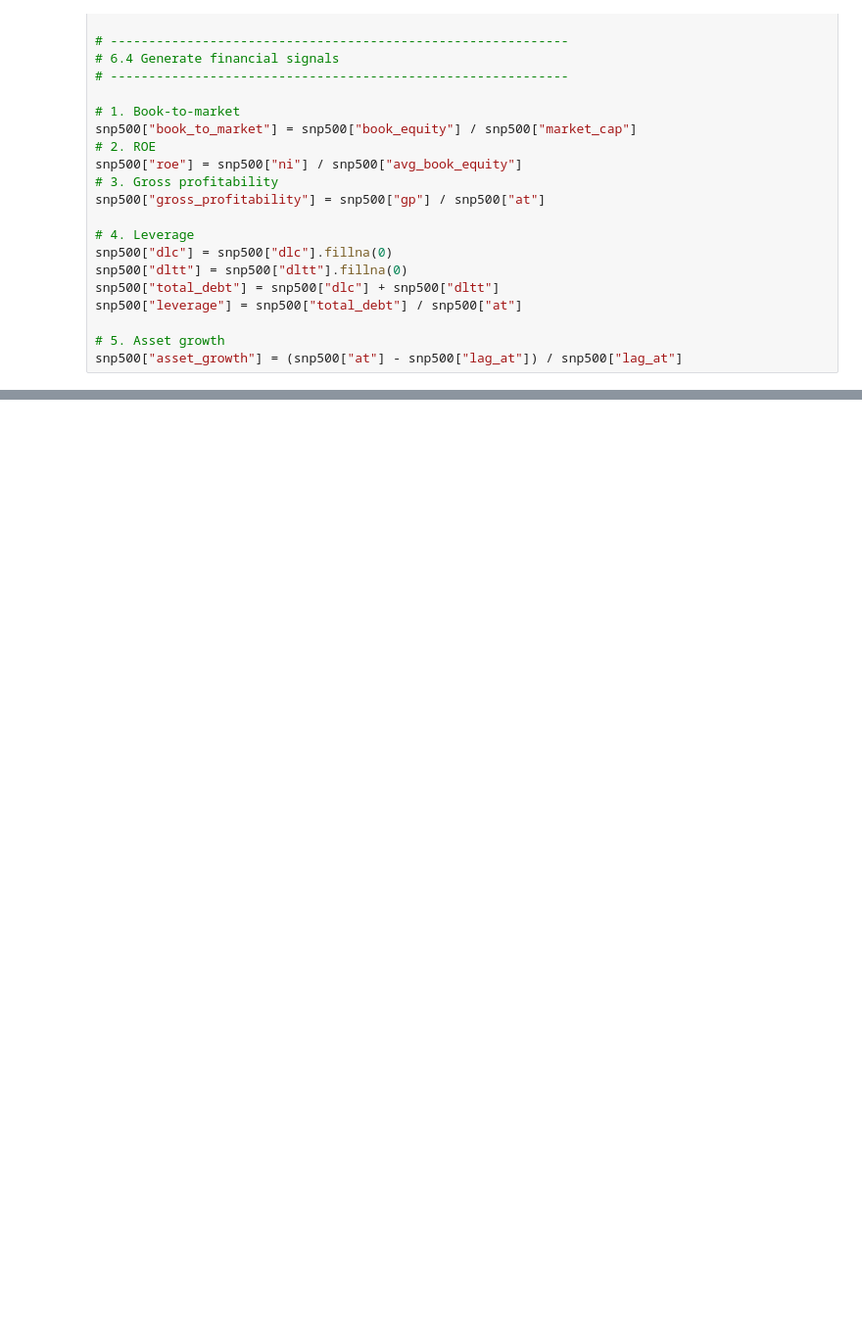
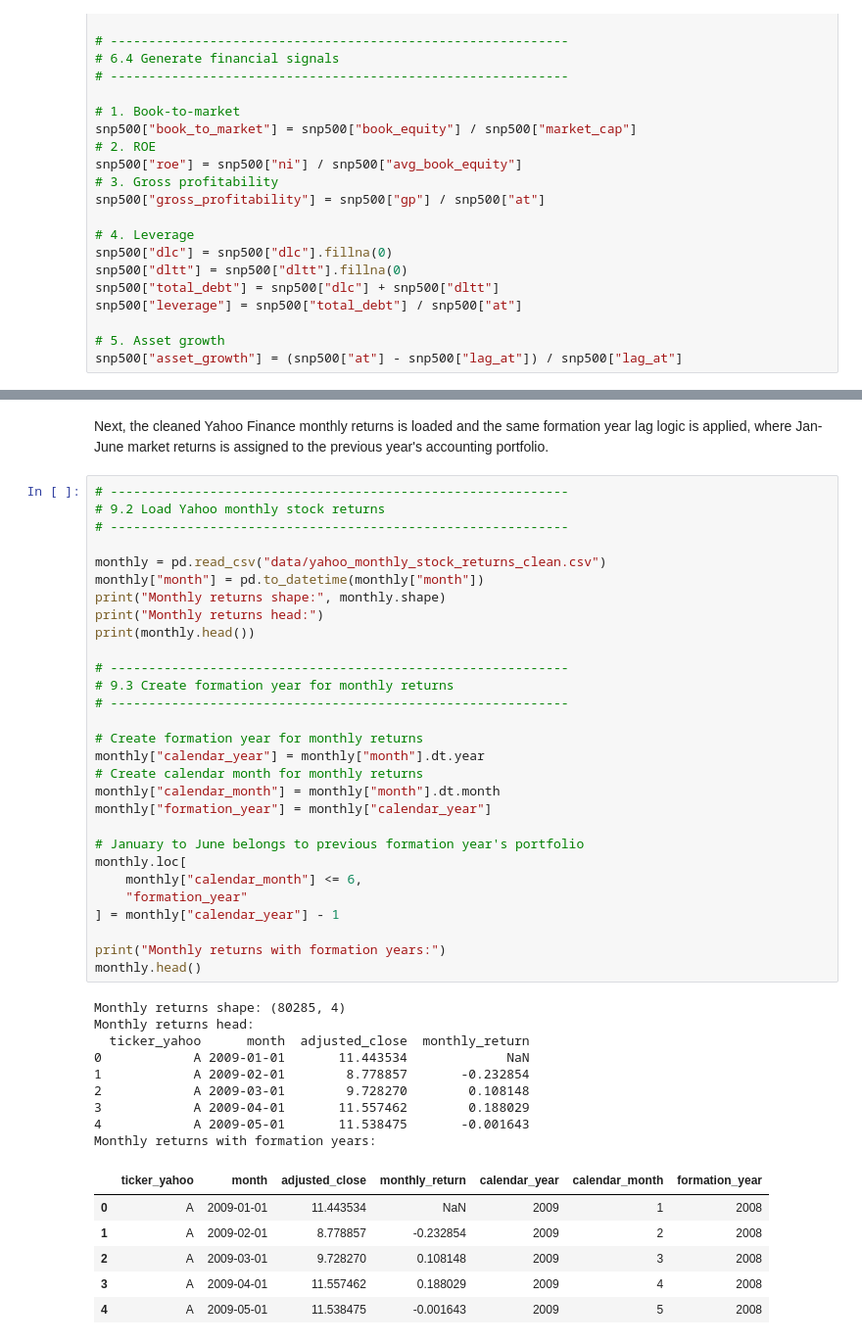
Before and after one commit to nekumonokat/ACCT655_AVI_Project, a Jupyter notebook: analysis.ipynb, the cells around one changed output, grey strips where cells are left out. Shown at 98% size. Drawn from its saved outputs; the diff is of its cells as text; blank space fills up the shorter version.

```diff
--- a/analysis.ipynb
+++ b/analysis.ipynb
@@ -734,0 +872,47 @@ Saved file: data/annual_financial_signals.csv
+# %% [markdown]
+Next, the cleaned Yahoo Finance monthly returns is loaded and the same formation year lag logic is applied, where Jan-June market returns is assigned to the previous year's accounting portfolio.
+# %%
+# ------------------------------------------------------------
+# 9.2 Load Yahoo monthly stock returns
+# ------------------------------------------------------------
+
+monthly = pd.read_csv("data/yahoo_monthly_stock_returns_clean.csv")
+monthly["month"] = pd.to_datetime(monthly["month"])
+print("Monthly returns shape:", monthly.shape)
+print("Monthly returns head:")
+print(monthly.head())
+
+# ------------------------------------------------------------
+# 9.3 Create formation year for monthly returns
+# ------------------------------------------------------------
+
+# Create formation year for monthly returns
+monthly["calendar_year"] = monthly["month"].dt.year
+# Create calendar month for monthly returns
+monthly["calendar_month"] = monthly["month"].dt.month
+monthly["formation_year"] = monthly["calendar_year"]
+
+# January to June belongs to previous formation year's portfolio
+monthly.loc[
+    monthly["calendar_month"] <= 6,
+    "formation_year"
+] = monthly["calendar_year"] - 1
+
+print("Monthly returns with formation years:")
+monthly.head()
+# %% [output]
+Monthly returns shape: (80285, 4)
+Monthly returns head:
+  ticker_yahoo      month  adjusted_close  monthly_return
+0            A 2009-01-01       11.443534             NaN
+1            A 2009-02-01        8.778857       -0.232854
+2            A 2009-03-01        9.728270        0.108148
+3            A 2009-04-01       11.557462        0.188029
+4            A 2009-05-01       11.538475       -0.001643
+Monthly returns with formation years:
+|  | ticker_yahoo | month | adjusted_close | monthly_return | calendar_year | calendar_month | formation_year |
+| 0 | A | 2009-01-01 | 11.443534 | NaN | 2009 | 1 | 2008 |
+| 1 | A | 2009-02-01 | 8.778857 | -0.232854 | 2009 | 2 | 2008 |
+| 2 | A | 2009-03-01 | 9.728270 | 0.108148 | 2009 | 3 | 2008 |
+| 3 | A | 2009-04-01 | 11.557462 | 0.188029 | 2009 | 4 | 2008 |
+| 4 | A | 2009-05-01 | 11.538475 | -0.001643 | 2009 | 5 | 2008 |
```
Also changed, not shown: parts of 10 cells of this notebook.
